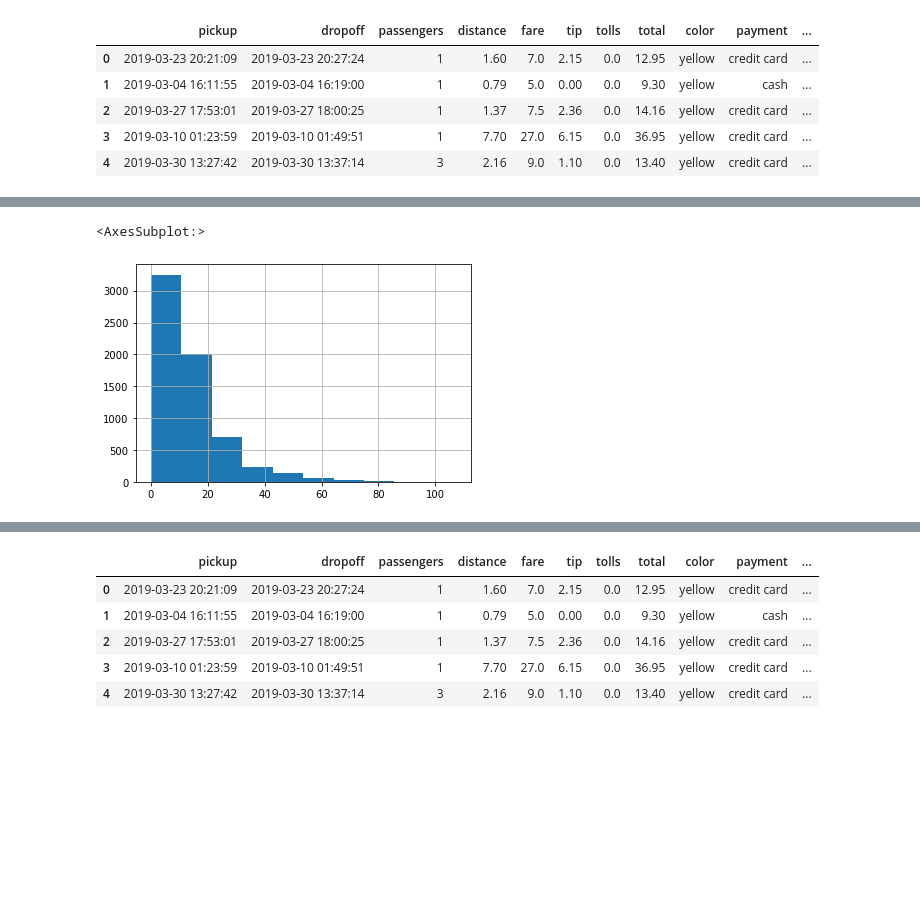
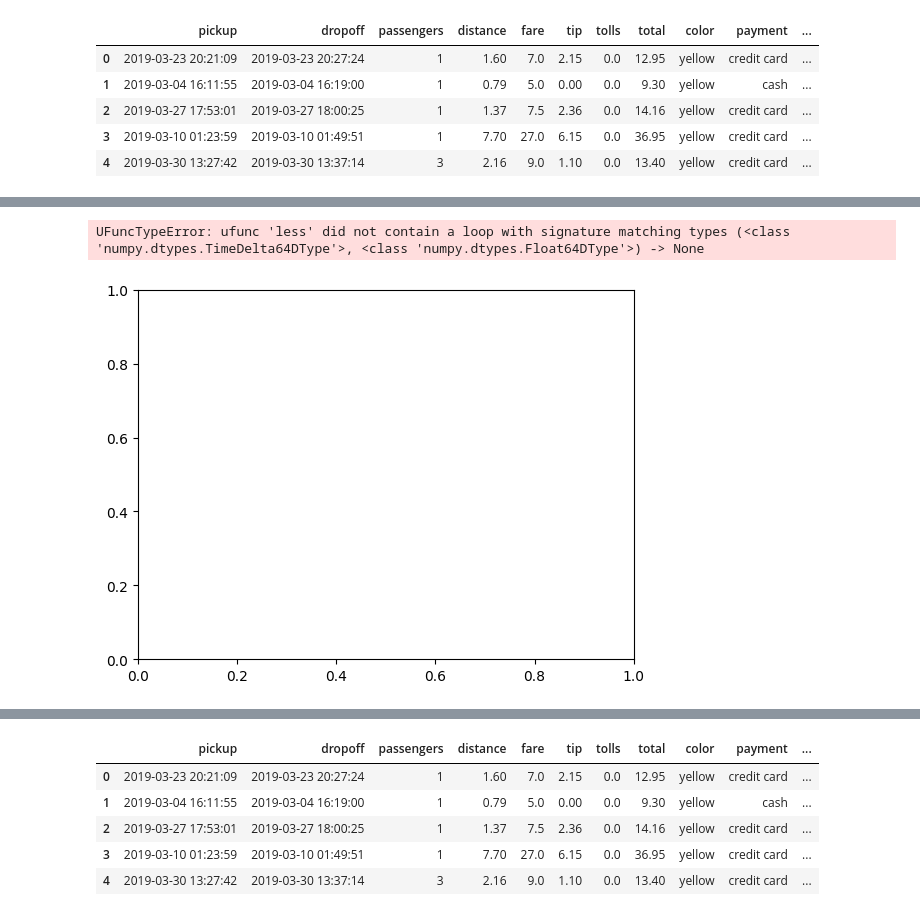
Before and after one commit to vahan-sahakyan/data-visualization, a Jupyter notebook: Week_2_11.ipynb, the cells around one changed output, grey strips where cells are left out. Saved outputs shown, nothing was run; the diff lists cells and outputs as text; code cells hidden in the pictures; blank space fills up the shorter version.

```diff
--- a/Week_2_11.ipynb
+++ b/Week_2_11.ipynb
@@ -455,7 +441,7 @@ df_2.head()
 | 3 | 2019-03-10 01:23:59 | 2019-03-10 01:49:51 | 1 | 7.70 | 27.0 | 6.15 | 0.0 | 36.95 | yellow | credit card | ... |
 | 4 | 2019-03-30 13:27:42 | 2019-03-30 13:37:14 | 3 | 2.16 | 9.0 | 1.10 | 0.0 | 13.40 | yellow | credit card | ... |
 # %%
-df_2['ride_duration'] = (pd.to_datetime(df_2.dropoff) -  pd.to_datetime(df_2.pickup)).astype('timedelta64[m]')
+df_2['ride_duration'] = (pd.to_datetime(df_2.dropoff) -  pd.to_datetime(df_2.pickup)).astype('timedelta64[us]')
 print(df_2.ride_duration)
 df_2.ride_duration.hist()
 # %% [output]
@@ -474,5 +460,5 @@ Length: 6433, dtype: float64
-<AxesSubplot:>
+UFuncTypeError: ufunc 'less' did not contain a loop with signature matching types (<class 'numpy.dtypes.TimeDelta64DType'>, <class 'numpy.dtypes.Float64DType'>) -> None
-[figure, old version]
+[figure, new version]
 # %%
 df_2['fare_tip_ratio'] = round(df_2.tip/df_2.fare, 2)
 print(df_2.fare_tip_ratio)
```
Also changed, not shown: parts of 23 cells of this notebook.
